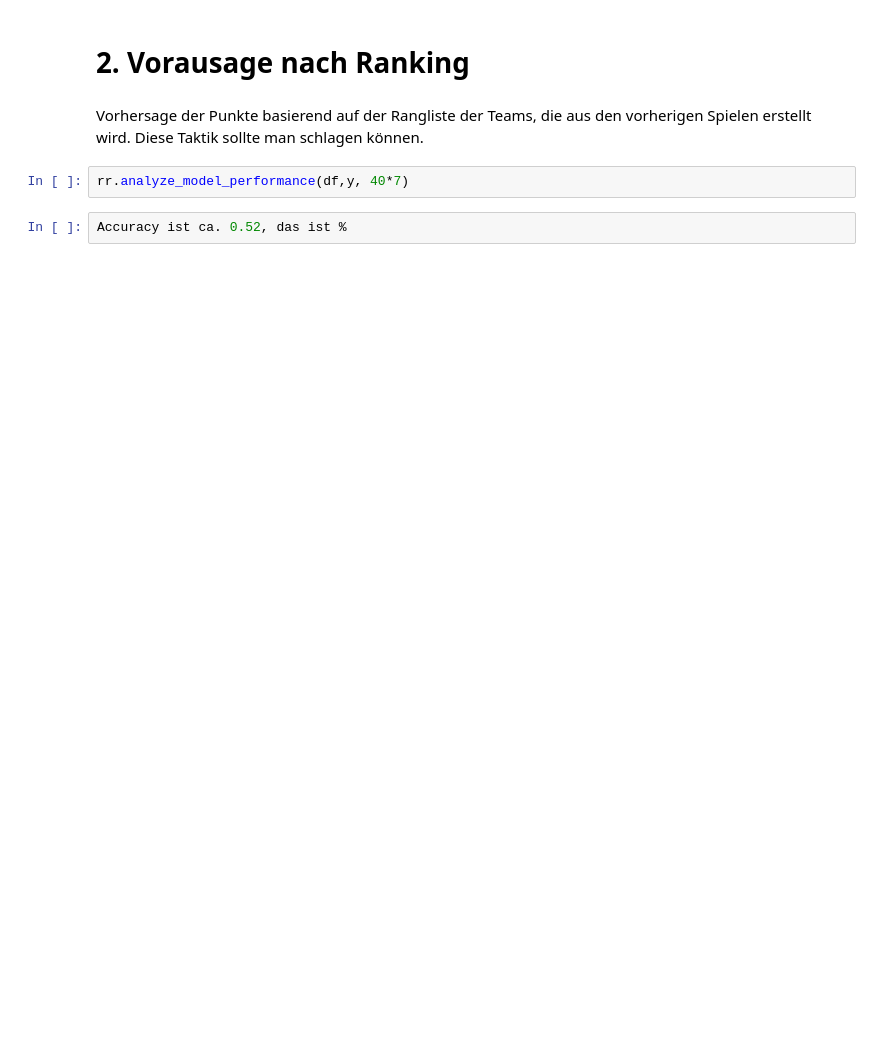
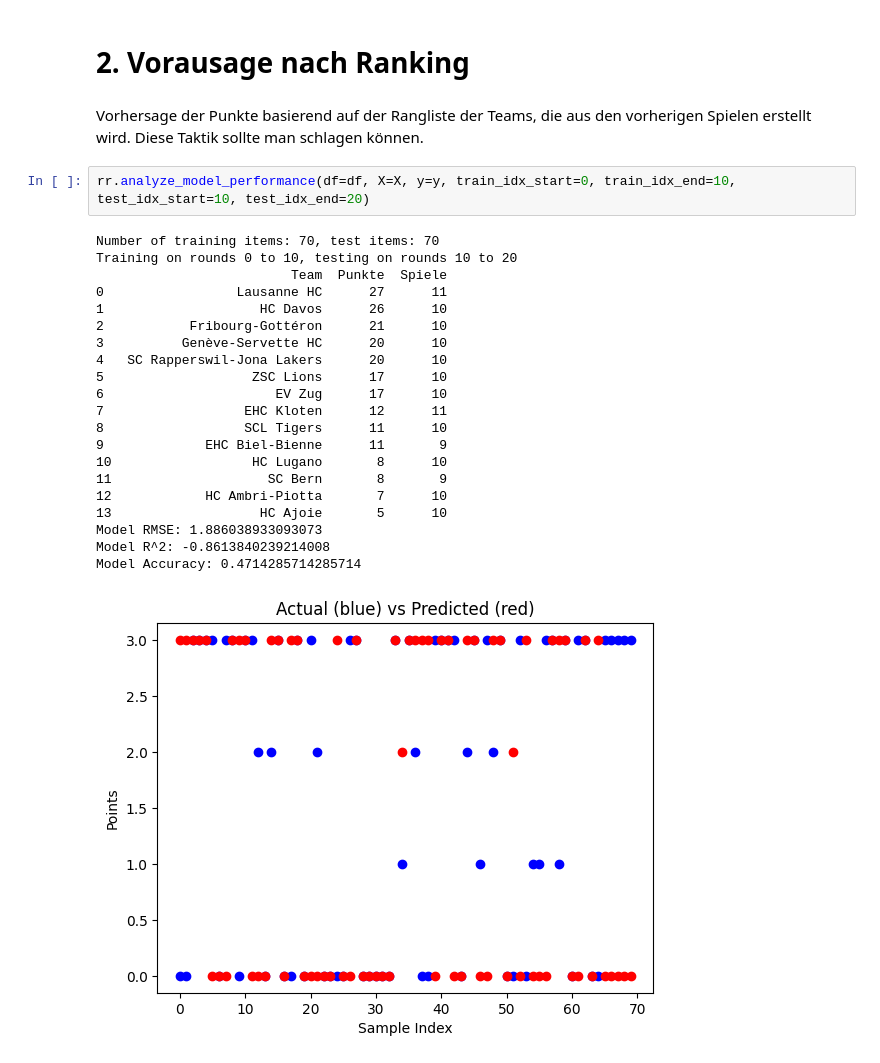
Before and after one commit to gagnauxl/hockey_prediction, a Jupyter notebook: src/hockey-prediction.ipynb, the cells around one changed output. Cells and saved outputs as stored; diff of their text form; blank space fills up the shorter version.

Commit message:
knn regressionn mit parametrisierbaren Grenzen train und test, notebook mit Overfitting Beispiel

```diff
--- a/src/hockey-prediction.ipynb
+++ b/src/hockey-prediction.ipynb
@@ -73,6 +77,26 @@ Was sich bestätigt, wenn auf die ersten 10 Runden trainiert und den nächsten 1
 # %% [markdown]
 Vorhersage der Punkte basierend auf der Rangliste der Teams, die aus den vorherigen Spielen erstellt wird. Diese Taktik sollte man schlagen können.
 # %%
-rr.analyze_model_performance(df,y, 40*7)
+rr.analyze_model_performance(df=df, X=X, y=y, train_idx_start=0, train_idx_end=10, test_idx_start=10, test_idx_end=20)
+# %% [output]
+Number of training items: 70, test items: 70
+Training on rounds 0 to 10, testing on rounds 10 to 20
+                         Team  Punkte  Spiele
+0                 Lausanne HC      27      11
+1                    HC Davos      26      10
+2           Fribourg-Gottéron      21      10
+3          Genève-Servette HC      20      10
+4   SC Rapperswil-Jona Lakers      20      10
+5                   ZSC Lions      17      10
+6                      EV Zug      17      10
+7                  EHC Kloten      12      11
+8                  SCL Tigers      11      10
+9             EHC Biel-Bienne      11       9
+10                  HC Lugano       8      10
+11                    SC Bern       8       9
+12            HC Ambri-Piotta       7      10
+13                   HC Ajoie       5      10
+Model RMSE: 1.886038933093073
+Model R^2: -0.8613840239214008
+Model Accuracy: 0.4714285714285714
+[figure, added]
-# %%
-Accuracy ist ca. 0.52, das ist %
```
Also changed, not shown: parts of 14 cells of this notebook, 3 other files.
